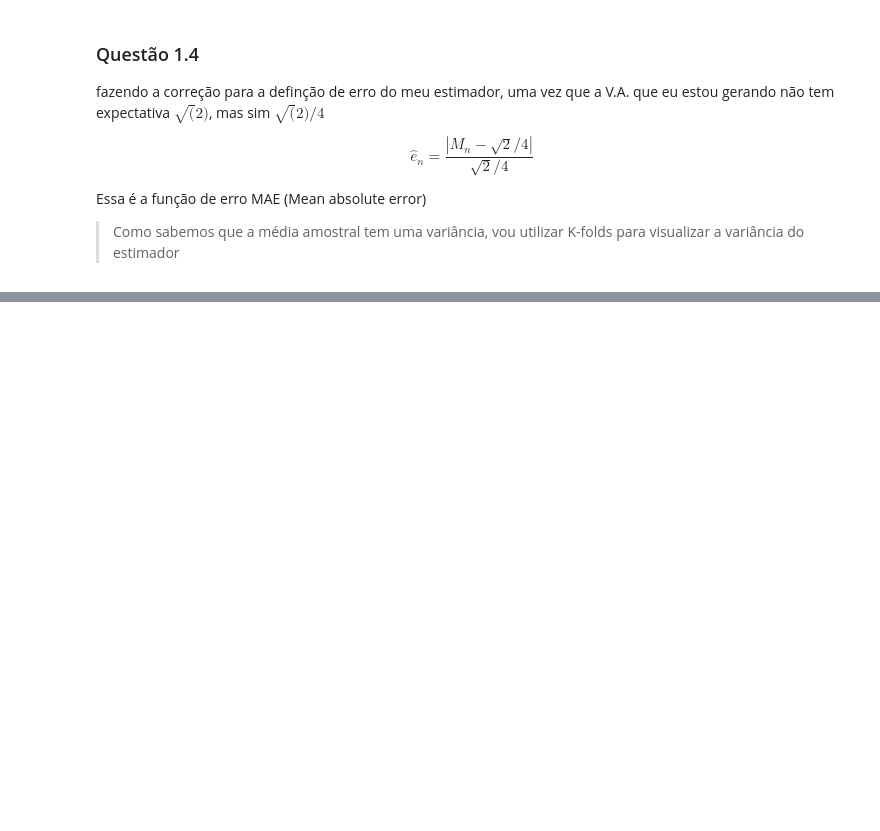
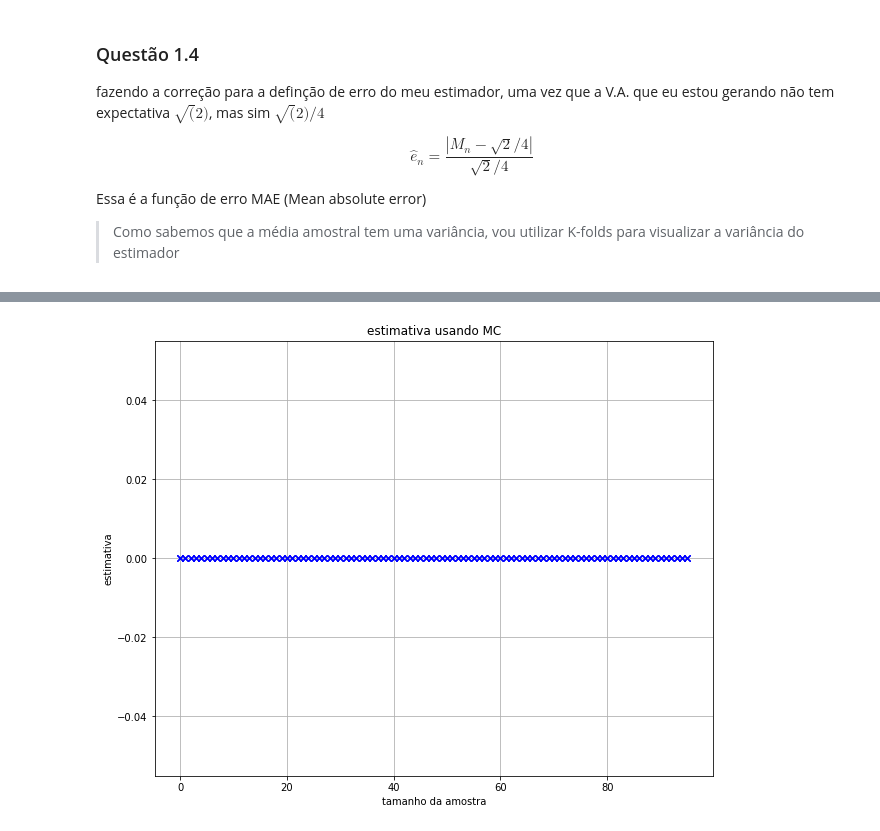
Before and after one commit to mtsz-thiago/mcmc, a Jupyter notebook: lista03.ipynb, the cells around one changed output, grey strips where cells are left out. Cells and saved outputs as stored; diff of their text form; code cells hidden in the pictures; blank space fills up the shorter version.

```diff
--- a/lista03.ipynb
+++ b/lista03.ipynb
@@ -198,0 +379,23 @@ plot_experiment1(estimates, errors)
+# %%
+cardD = 26**4 + 26**3 + 26**2 + 26
+
+def N_estimator(sample):
+    global cardD
+    return cardD*sanple_mean_estimator(sample)
+# %%
+def run_url_experiments(min_sample_sz, max_sample_sz):
+    global sample_url_exists, run_mc_estimator, mae, N_estimator
+
+    range_len = max_sample_sz - min_sample_sz + 1
+    estimates = np.zeros([5, range_len])
+
+    for i,sample_sz in enumerate(tqdm(range(min_sample_sz, max_sample_sz + 1))):
+        url_sampĺe, _ = run_mc_estimator(sample_url_exists, sample_sz, mae, N_estimator, None, num_folds=5)
+        estimates_for_n = assert_url_exists(url_sampĺe)
+        estimates[:,i] = estimates_for_n
+
+    return estimates
+# %%
+%%time
+max_sample_sz = int(1e2)
+estimates = run_url_experiments(5,max_sample_sz)
@@ -198,0 +438,15 @@ plot_experiment1(estimates, errors)
+# %%
+def plot_experiment2(estimates):
+
+    fig = plt.figure(figsize=(10, 8))
+    plt.title('estimativa usando MC')
+    plt.plot(estimates.T, 'x', color='blue');
+    plt.grid(True)
+    plt.xlabel('tamanho da amostra')
+    plt.ylabel('estimativa')
+
+    plt.show()
+# %%
+plot_experiment2(estimates)
+# %% [output]
+[figure, added]
```
Also changed, not shown: parts of 25 cells of this notebook.
